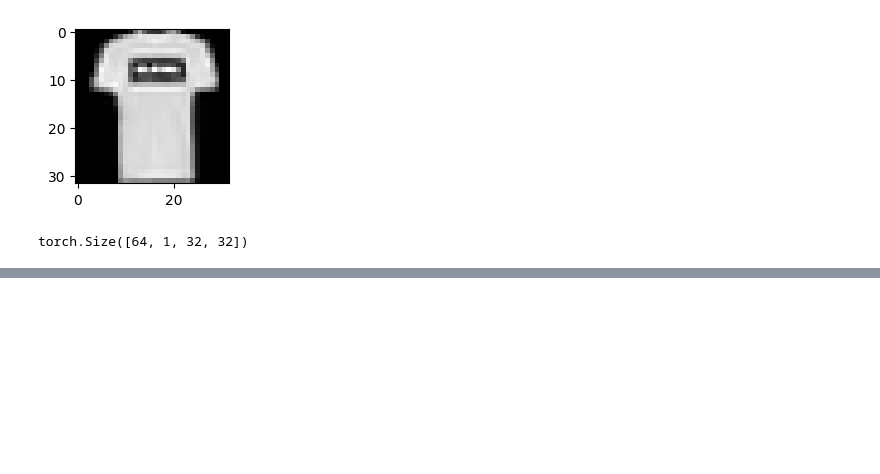
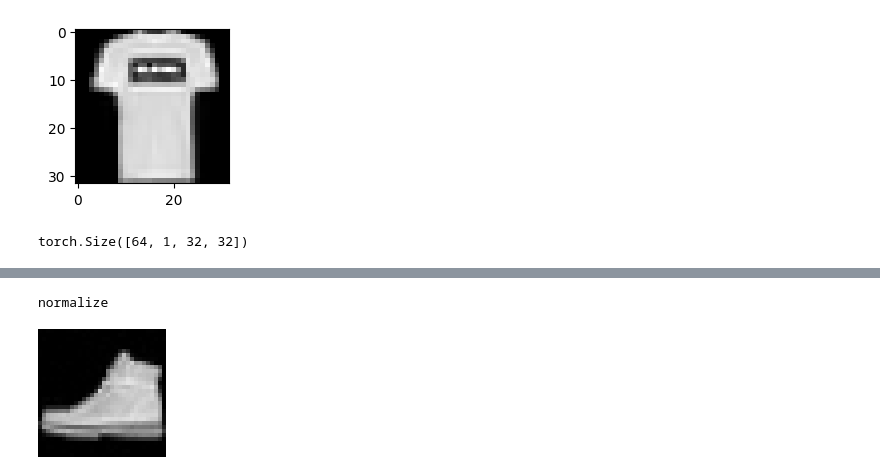
Before and after one commit to ericflip/ddpm, a Jupyter notebook: ddpm/sampling.ipynb, the cells around one changed output, grey strips where cells are left out. Cells and saved outputs as stored; diff of their text form; code cells hidden in the pictures; blank space fills up the shorter version.

```diff
--- a/ddpm/sampling.ipynb
+++ b/ddpm/sampling.ipynb
@@ -224,0 +229,2 @@ batch_to_images(samples)
+# %%
+unet = UNet(in_channels=1, model_channels=64, out_channels=1, channel_mult=(1, 2, 4), attention_resolutions=[2], num_res_blocks=2)
@@ -224,0 +255,8 @@ batch_to_images(samples)
+# %%
+pipe = DDPMPipeline(unet=unet.to("cuda"), diffusion=diffusion, device="cuda")
+# %%
+image = pipe()[0].resize((128, 128), 0)
+image
+# %% [output]
+normalize
+[figure, added]
```
Also changed, not shown: parts of 8 cells of this notebook, 7 other files.
